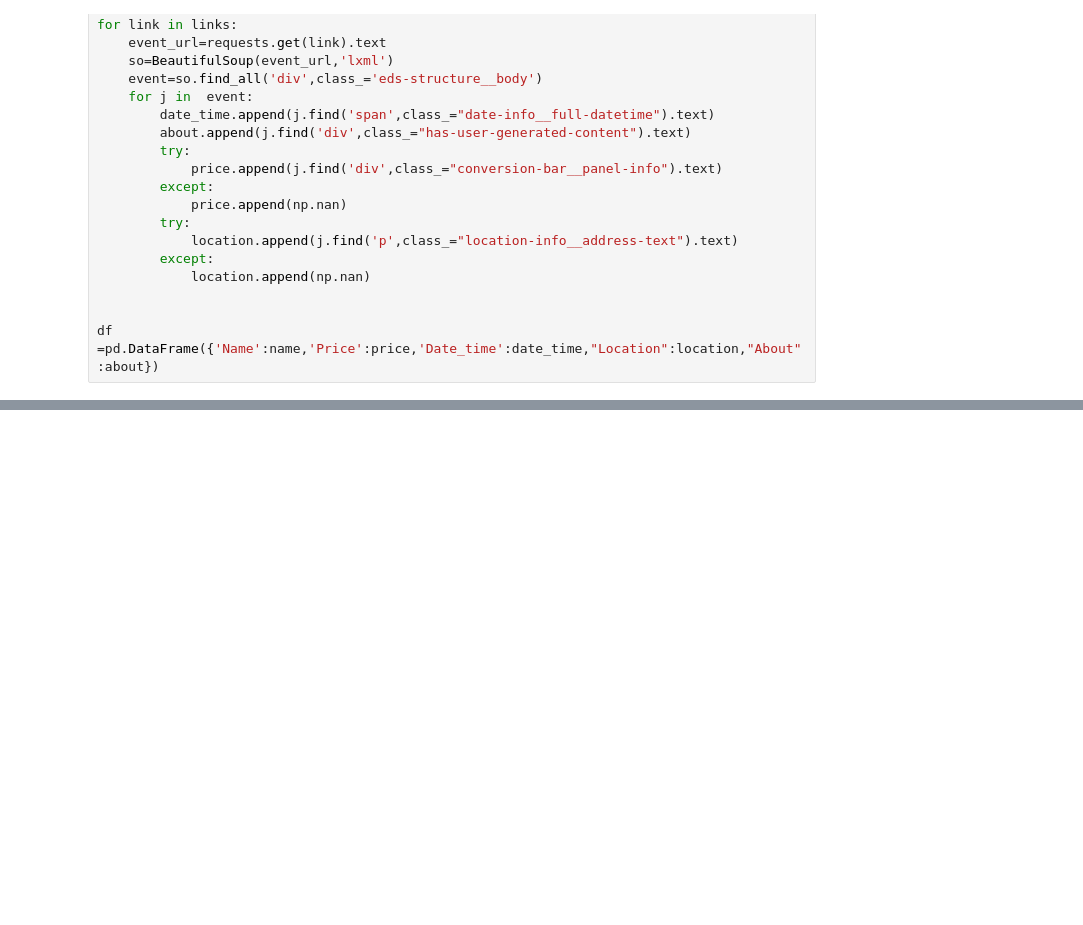
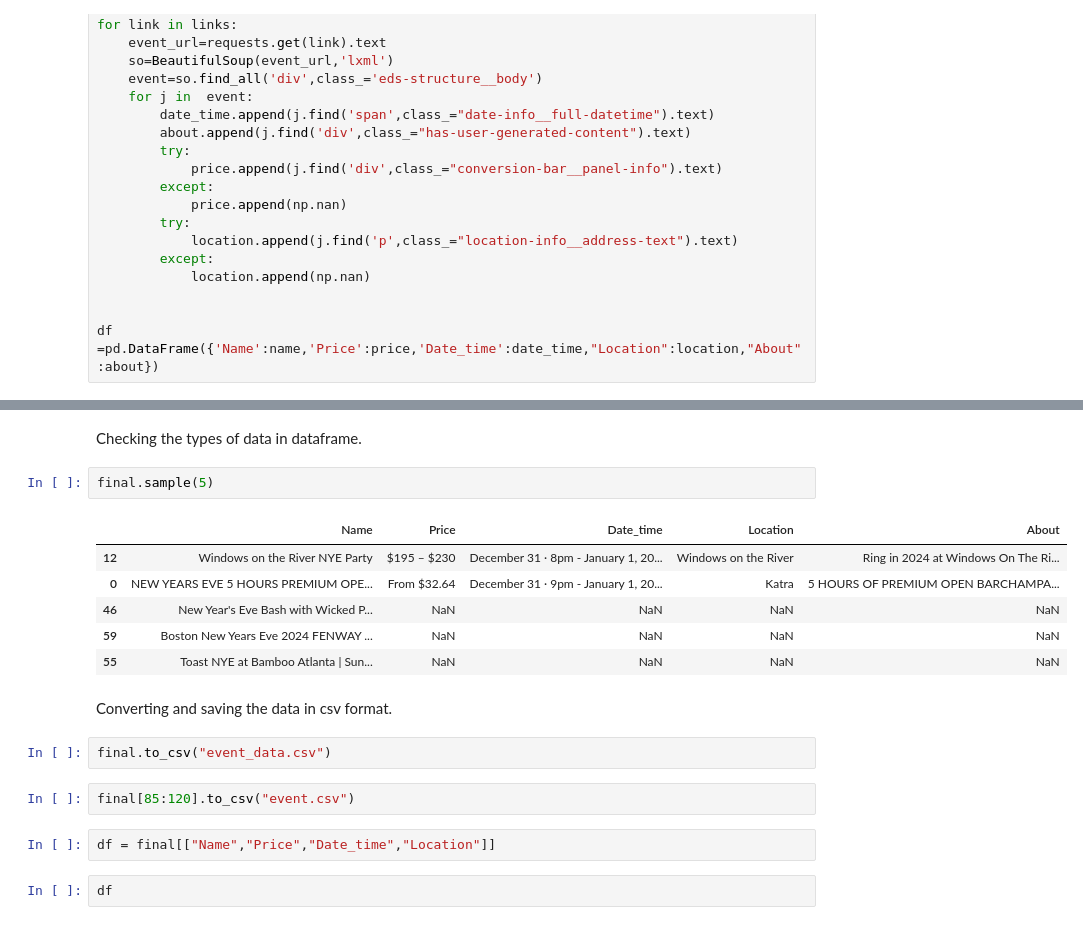
Before and after one commit to apexapaudel484/Web-scraping, a Jupyter notebook: Web_scrapping.ipynb, the cells around one changed output, grey strips where cells are left out. Cells and saved outputs as stored; diff of their text form; blank space fills up the shorter version.

```diff
--- a/Web_scrapping.ipynb
+++ b/Web_scrapping.ipynb
@@ -289,0 +180,21 @@ final
+# %% [markdown]
+Checking the types of data in dataframe.
+# %%
+final.sample(5)
+# %% [output]
+|  | Name | Price | Date_time | Location | About |
+| 12 | Windows on the River NYE Party | $195 – $230 | December 31 · 8pm - January 1, 20... | Windows on the River | Ring in 2024 at Windows On The Ri... |
+| 0 | NEW YEARS EVE 5 HOURS PREMIUM OPE... | From $32.64 | December 31 · 9pm - January 1, 20... | Katra | 5 HOURS OF PREMIUM OPEN BARCHAMPA... |
+| 46 | New Year's Eve Bash with Wicked P... | NaN | NaN | NaN | NaN |
+| 59 | Boston New Years Eve 2024 FENWAY ... | NaN | NaN | NaN | NaN |
+| 55 | Toast NYE at Bamboo Atlanta | Sun... | NaN | NaN | NaN | NaN |
+# %% [markdown]
+Converting and saving the data in csv format.
+# %%
+final.to_csv("event_data.csv")
+# %%
+final[85:120].to_csv("event.csv")
+# %%
+df = final[["Name","Price","Date_time","Location"]]
+# %%
+df
```
Also changed, not shown: parts of 21 cells of this notebook.
